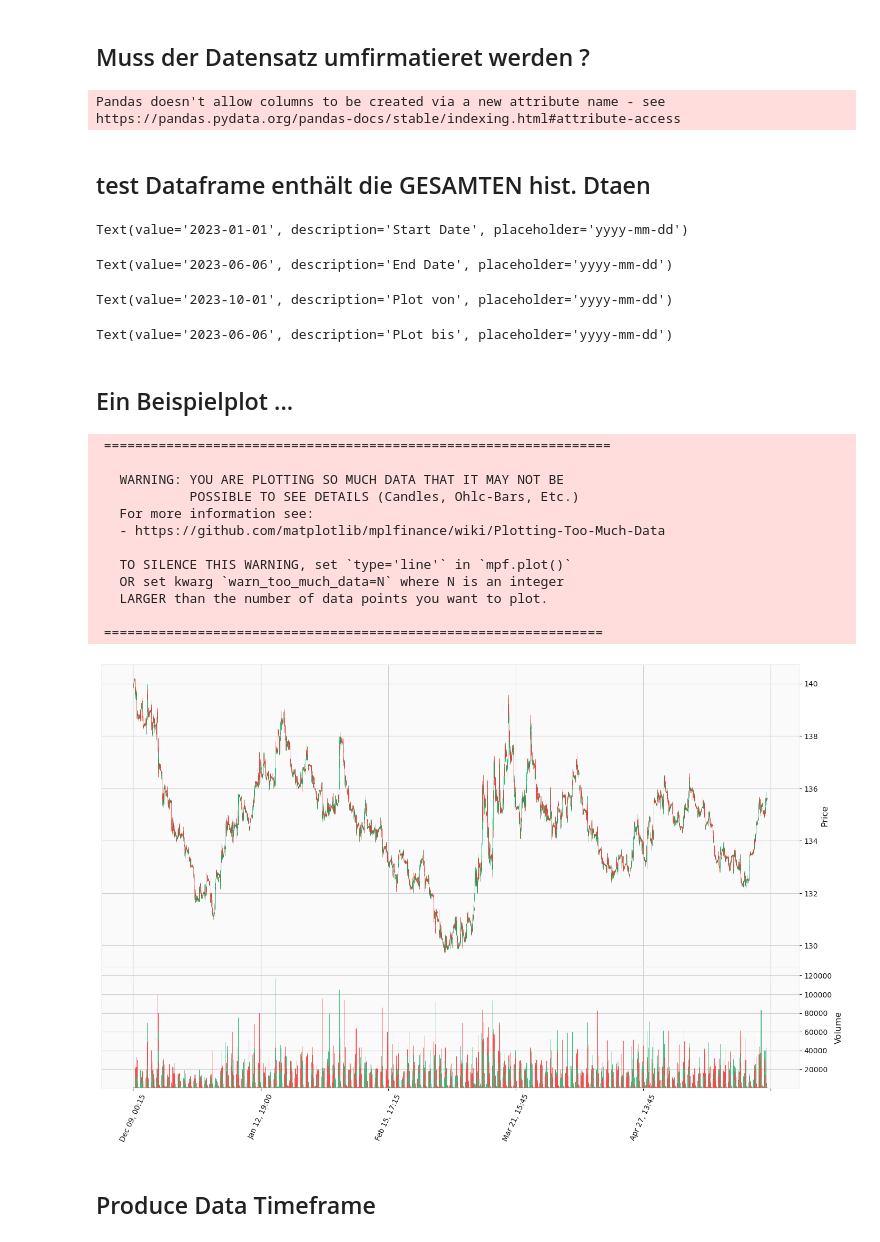
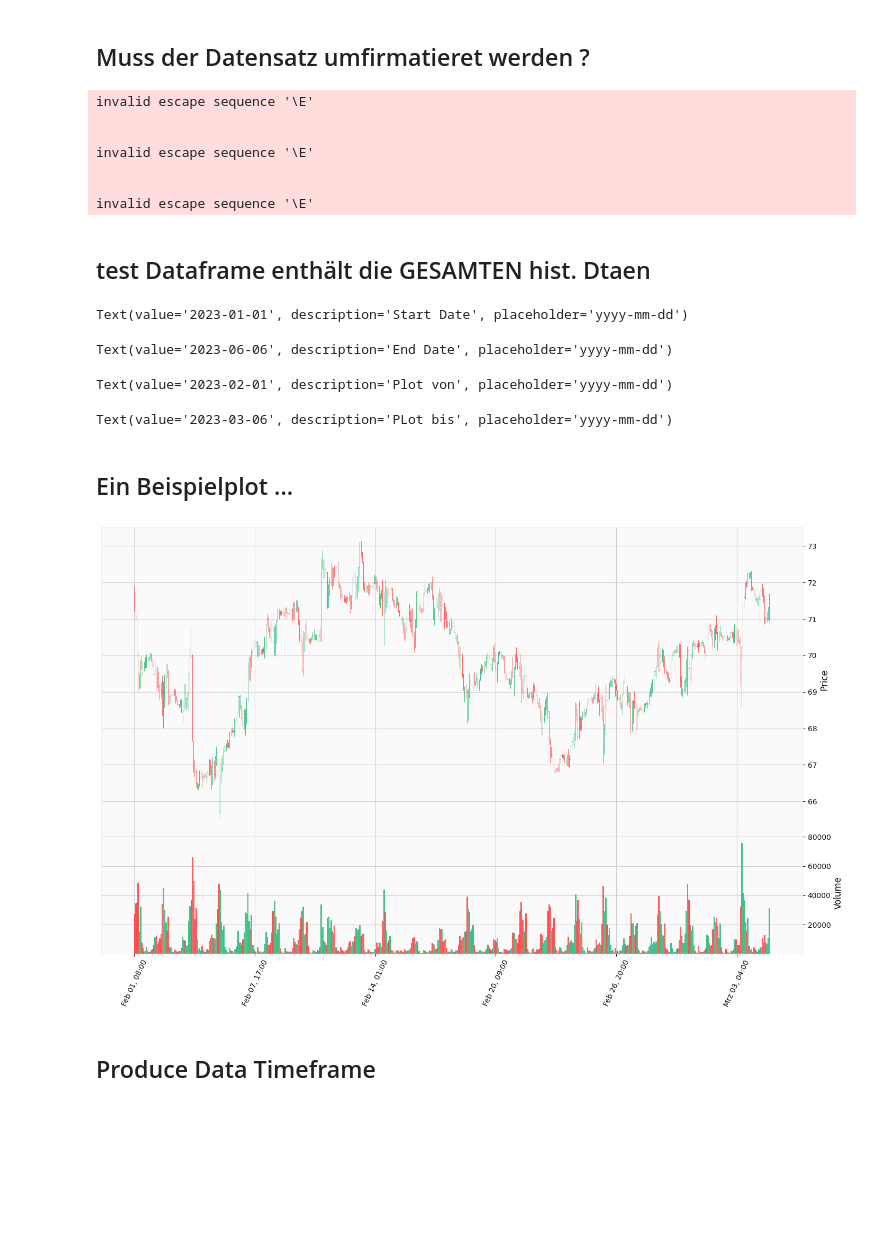
Before and after one commit to lotharm/Analysis, a Jupyter notebook: X_timeseriesanalysis.ipynb, the cells around one changed output. Cells and saved outputs as stored; diff of their text form; code cells hidden in the pictures; blank space fills up the shorter version.

```diff
--- a/X_timeseriesanalysis.ipynb
+++ b/X_timeseriesanalysis.ipynb
@@ -55,7 +55,6 @@ import sys
 
 plt.rcParams['figure.figsize'] = [10,6]
 plt.rcParams.update({'font.size': 18})
-plt.style.use('seaborn')
 plt.rcParams['axes.grid'] = True
 
 from IPython.display import display, HTML
@@ -325,28 +363,34 @@ utc = pytz.utc
 ## mit BAsis US/Eatstern time:
 # %%
 # Erzeuge Column, die Deutshce Zeit enthält
-est = pytz.timezone('US/Eastern')
-eu  = pytz.timezone('Europe/Berlin')
-utc = pytz.utc
+# est = pytz.timezone('US/Eastern')
+# eu  = pytz.timezone('Europe/Berlin')
+# utc = pytz.utc
 
-tt=list(map(lambda t: \
-         est.localize(datetime(t.year,t.month,t.day,t.hour,t.minute,t.second)),test.index))
+# tt=list(map(lambda t: \
+#          est.localize(datetime(t.year,t.month,t.day,t.hour,t.minute,t.second)),test.index))
 
-## Setze weitere Datumsplate mit EU Datetime:
-fmt = '%Y-%m-%d %H:%M:%S'
-ttEU=[t.astimezone(eu).strftime(fmt) for t in tt]
-#test["DateEU"]=ttEU
-test["DateEU"]=list(map(lambda t: datetime.strptime(t,fmt),ttEU))
-# Example with the standard date and time format
+# ## Setze weitere Datumsplate mit EU Datetime:
+# fmt = '%Y-%m-%d %H:%M:%S'
+# ttEU=[t.astimezone(eu).strftime(fmt) for t in tt]
+# #test["DateEU"]=ttEU
+# test["DateEU"]=list(map(lambda t: datetime.strptime(t,fmt),ttEU))
+# # Example with the standard date and time format
 
-test.Ddate=test.index
-test.rename(columns={"DateEU":"Date"},inplace=True)
-test.set_index("Date",inplace=True,drop=True)
+# #test.Ddate=test.index
+# test.rename(columns={"DateEU":"Date"},inplace=True)
+# test.set_index("Date",inplace=True,drop=True)
 
-#Speicher ab !
-test.to_csv("C:\\Temp\\Trading\\ETFS\\RES_fx\\Data\\"+ticker+"_clean.csv",sep=";",decimal='.', float_format='%.4f',)
+# #Speicher ab !
+# test.to_csv("C:\\Users\\r889990\\Trading\ETFS\\RES_fx\\Data\\"+ticker+"_clean.csv",sep=";",decimal='.', float_format='%.4f',)
 # %% [output]
-Pandas doesn't allow columns to be created via a new attribute name - see https://pandas.pydata.org/pandas-docs/stable/indexing.html#attribute-access
+invalid escape sequence '\E'
+
+
+invalid escape sequence '\E'
+
+
+invalid escape sequence '\E'
 # %% [markdown]
 ## test Dataframe enthält die GESAMTEN hist. Dtaen
 # %%
@@ -368,29 +412,33 @@ enddate=widgets.Text(
 
 # Widgets
 startdate2=widgets.Text(
-    value='2023-10-01',
+    value='2023-02-01',
     placeholder='yyyy-mm-dd',
     description='Plot von',
     disabled=False
 )
 
 enddate2=widgets.Text(
-    value='2023-06-06',
+    value='2023-03-06',
     placeholder='yyyy-mm-dd',
     description='PLot bis',
     disabled=False
 )
 
 
+
 display(startdate,enddate,startdate2,enddate2)
 # %% [output]
 Text(value='2023-01-01', description='Start Date', placeholder='yyyy-mm-dd')
 Text(value='2023-06-06', description='End Date', placeholder='yyyy-mm-dd')
-Text(value='2023-10-01', description='Plot von', placeholder='yyyy-mm-dd')
+Text(value='2023-02-01', description='Plot von', placeholder='yyyy-mm-dd')
-Text(value='2023-06-06', description='PLot bis', placeholder='yyyy-mm-dd')
+Text(value='2023-03-06', description='PLot bis', placeholder='yyyy-mm-dd')
 # %%
 startD = startdate.value+" 08:00:00"
 endD = enddate.value+" 08:00:00"
+
+startDPlot = startdate2.value+" 08:00:00"
+endDPlot = enddate2.value+" 08:00:00"
 # %%
 #startD="2023-02-01 08:00:00"
 #endD="2023-04-04 08:00:00"
@@ -400,40 +448,28 @@ endD = enddate.value+" 08:00:00"
 # %%
 # Ein bsp plot
 lower=100
 upper=2000
 
 candle_data = mpf.make_addplot(test[startD:endD][['Open', 'Close', 'High', 'Low',"Volume"]], type='candle')
     ###
     ## Now the INdicators noch, die ich sehen moechte:
 
 #p2=mpf.make_addplot(a_week["21dayEMA"])
 #p3=mpf.make_addplot(a_week["VP"])
 #p4=mpf.make_addplot(a_week["50dayEMA"])
 
 
 #plotsadded=[candle_data]
 
 ## Wecleh
 
 
 
-mpf.plot(test["2022-12-09":"2023-06-01"],style=mystyle, volume=True,  xrotation = 65,\
+mpf.plot(test[startDPlot:endDPlot],style=mystyle, volume=True,  xrotation = 65,\
                             title="",figscale=2.0, \
                             figratio=(16, 10),returnfig=True)
 mpf.show()
 # %% [output]
- =================================================================
-
-   WARNING: YOU ARE PLOTTING SO MUCH DATA THAT IT MAY NOT BE
-            POSSIBLE TO SEE DETAILS (Candles, Ohlc-Bars, Etc.)
-   For more information see:
-   - https://github.com/matplotlib/mplfinance/wiki/Plotting-Too-Much-Data
-
-   TO SILENCE THIS WARNING, set `type='line'` in `mpf.plot()`
-   OR set kwarg `warn_too_much_data=N` where N is an integer
-   LARGER than the number of data points you want to plot.
-
- ================================================================
-[figure, old version]
+[figure, new version]
 # %% [markdown]
 ## Produce Data Timeframe
```
Also changed, not shown: parts of 16 cells of this notebook, 5 other files.
